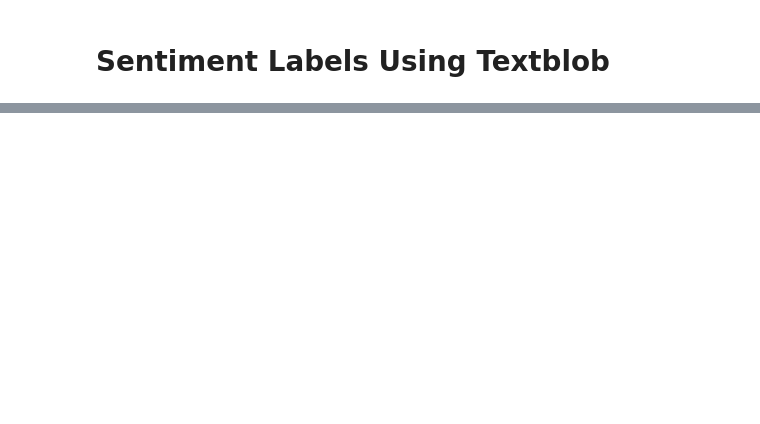
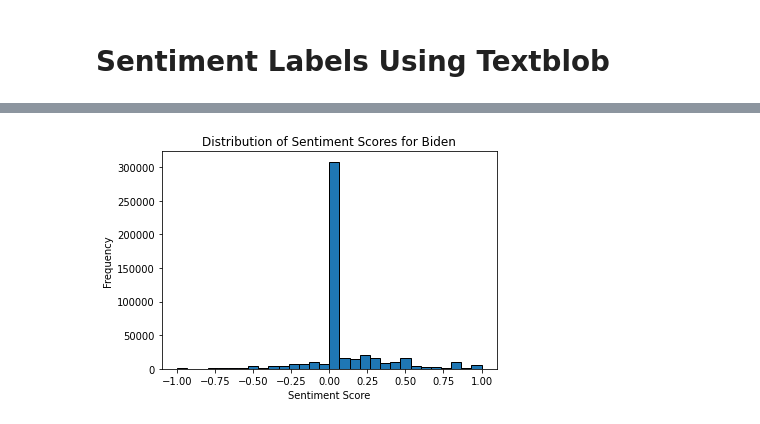
Before and after one commit to cfitzpatrick89/ADS508_GroupProject, a Jupyter notebook: EDA.ipynb, the cells around one changed output, grey strips where cells are left out. Cells and saved outputs as stored; diff of their text form; code cells hidden in the pictures; blank space fills up the shorter version.

```diff
--- a/EDA.ipynb
+++ b/EDA.ipynb
@@ -566,0 +713,13 @@ plt.show()
+# %%
+plt.hist(df_parquet_results_biden['sentiment'], bins=30, edgecolor='black')
+
+# Adding labels
+plt.xlabel('Sentiment Score')
+plt.ylabel('Frequency')
+plt.title('Distribution of Sentiment Scores for Biden')
+
+# Show plot
+plt.savefig('BidenSentDist.png')
+plt.show()
+# %% [output]
+[figure, added]
```
Also changed, not shown: parts of 14 cells of this notebook, 2 other files.
